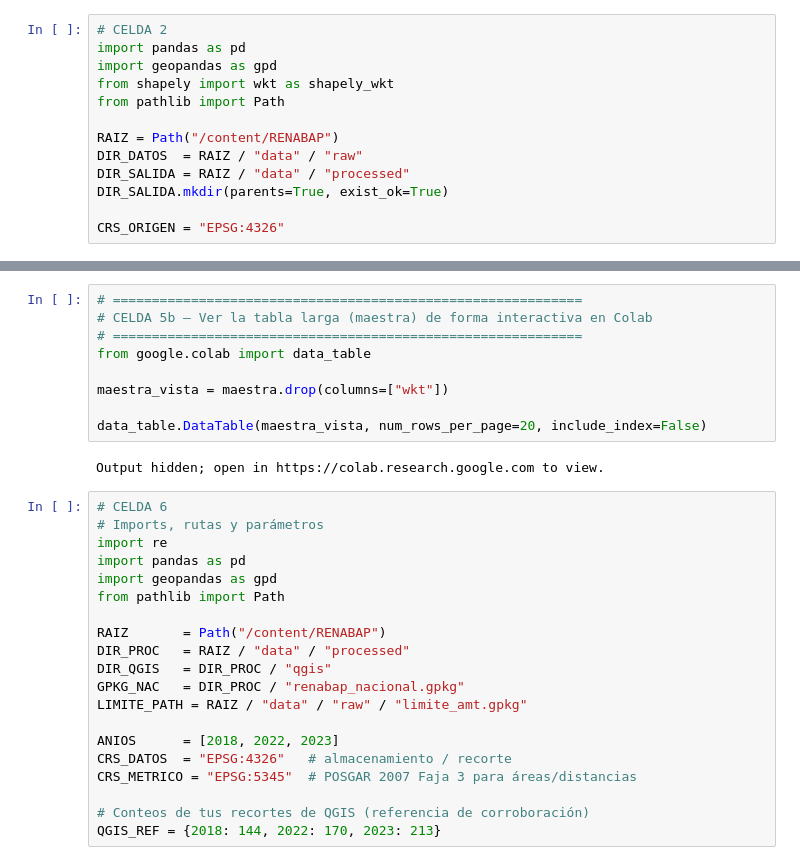
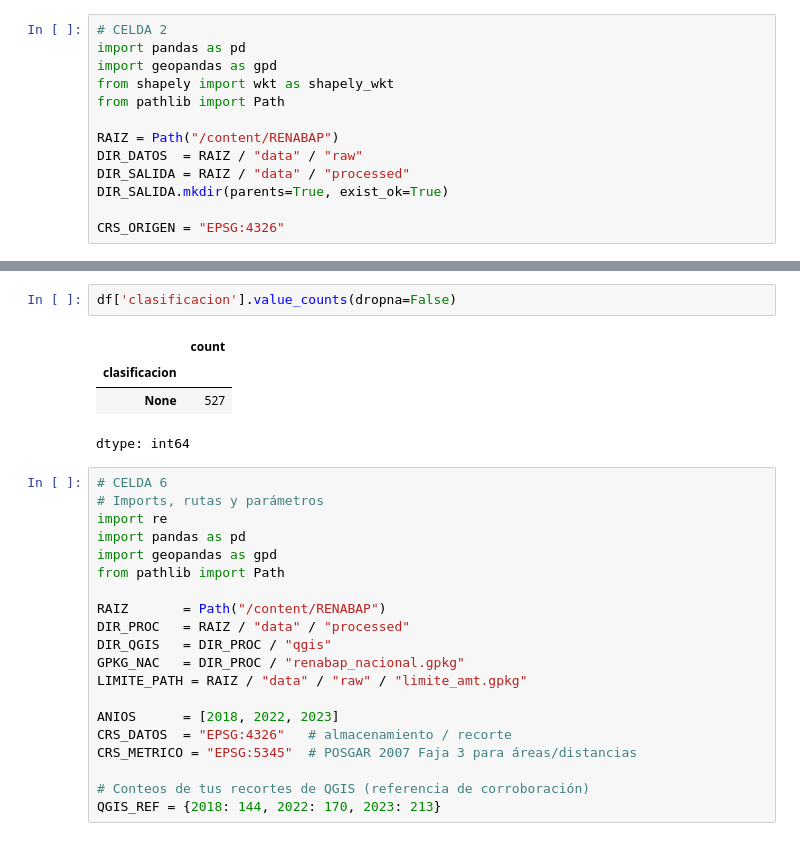
Before and after one commit to Camilamop/RENABAP, a Jupyter notebook: renabap.ipynb, the cells around one changed output, grey strips where cells are left out. Drawn from its saved outputs; the diff is of its cells as text.

Commit message:
clasificacion

```diff
--- a/renabap.ipynb
+++ b/renabap.ipynb
@@ -249,17 +248,13 @@ registro
 2022    1.0
 2023    1.0
 Name: localidad, dtype: float64
-# %%
-# ============================================================
-# CELDA 5b — Ver la tabla larga (maestra) de forma interactiva en Colab
-# ============================================================
-from google.colab import data_table
-
-maestra_vista = maestra.drop(columns=["wkt"])
-
-data_table.DataTable(maestra_vista, num_rows_per_page=20, include_index=False)
-# %% [output]
-Output hidden; open in https://colab.research.google.com to view.
+# %%
+df['clasificacion'].value_counts(dropna=False)
+# %% [output]
+|  | count |
+| clasificacion |  |
+| None | 527 |
+dtype: int64
 # %%
 # CELDA 6
 # Imports, rutas y parámetros
```
Also changed, not shown: parts of 5 cells of this notebook.
